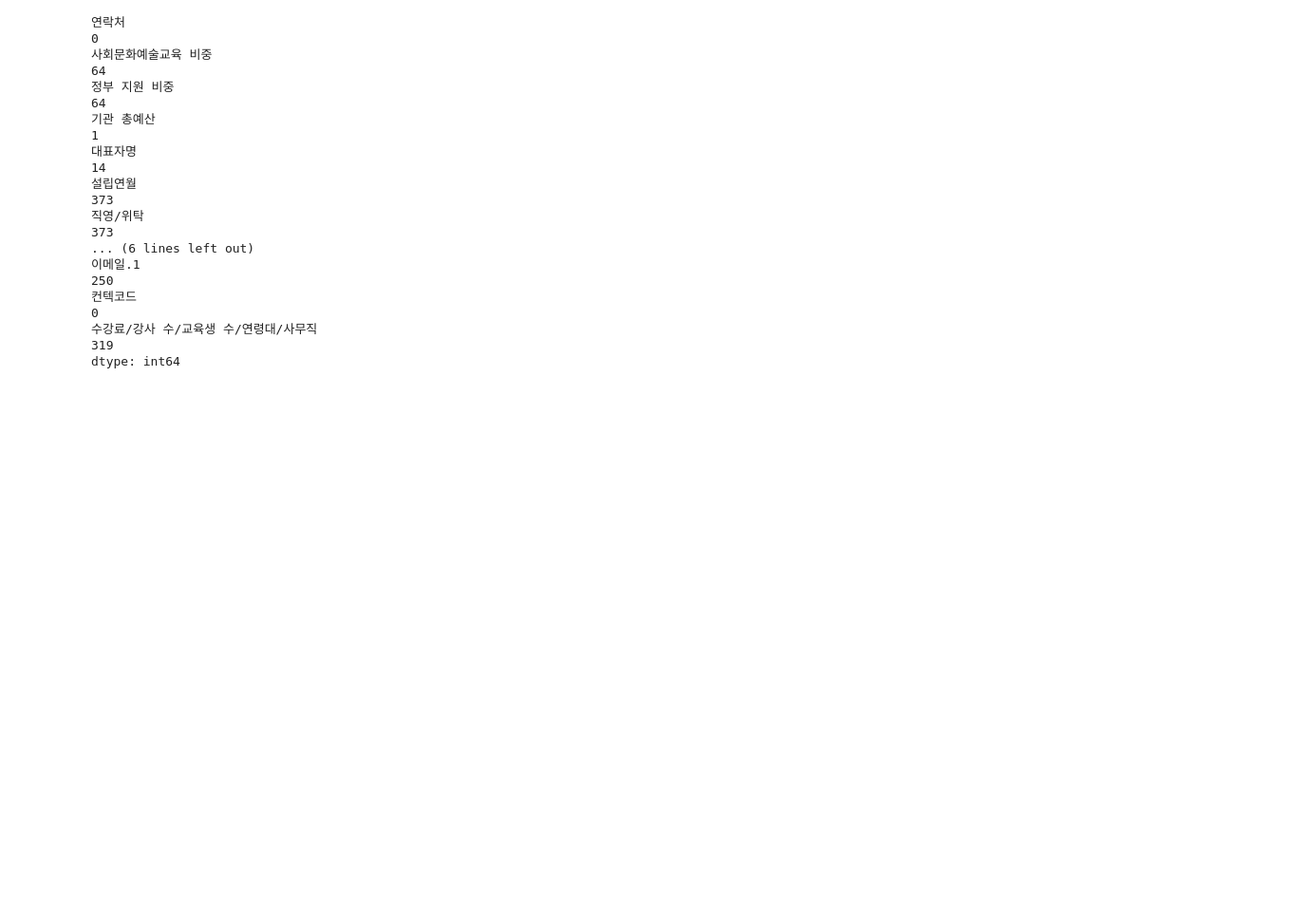
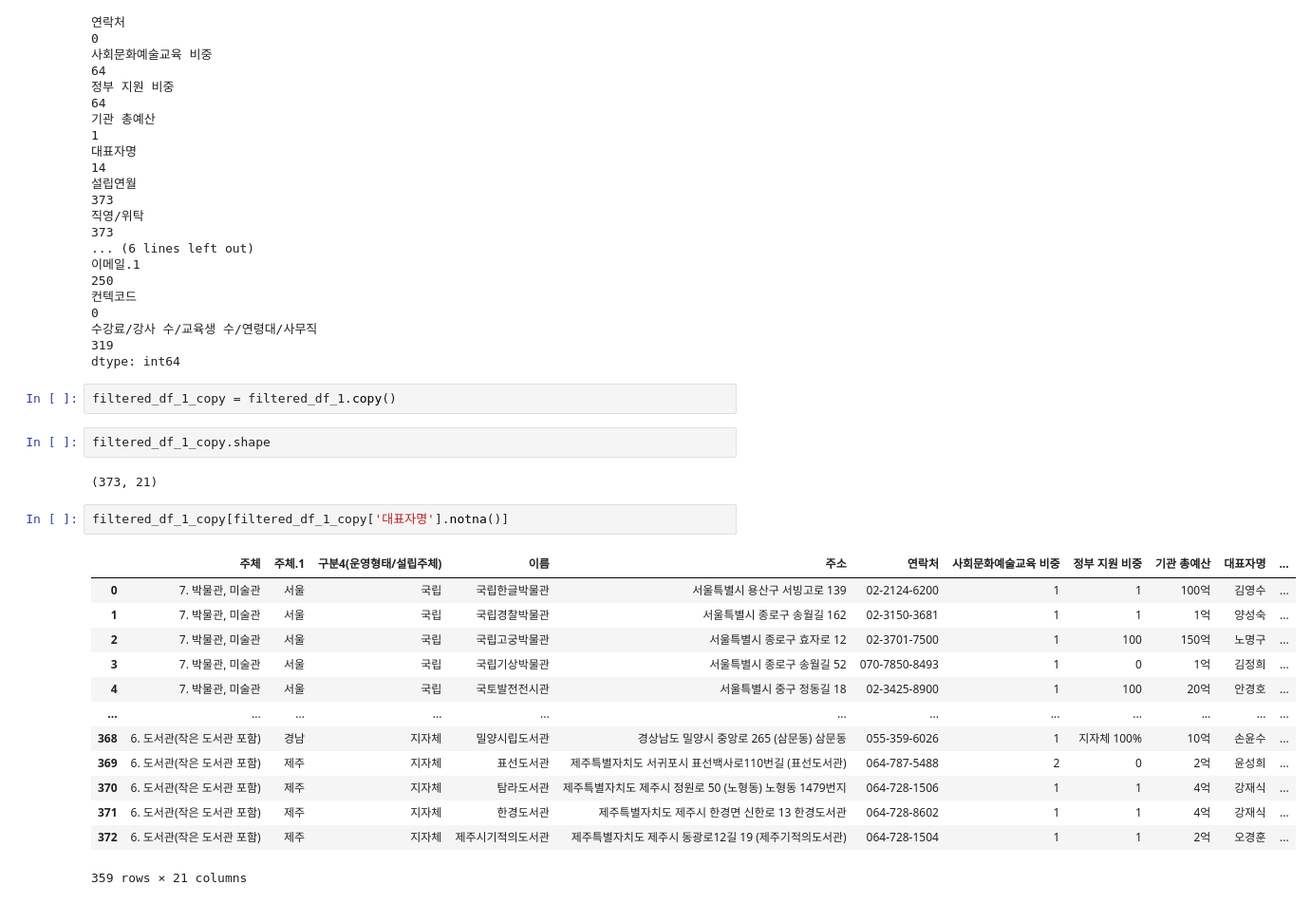
Before and after one commit to yms06034/rr_macro_code, a Jupyter notebook: Data Wrangler.ipynb, the cells around one changed output. Shown at 95% size. Cells and saved outputs as stored; diff of their text form; blank space fills up the shorter version.

```diff
--- a/Data Wrangler.ipynb
+++ b/Data Wrangler.ipynb
@@ -112,3 +112,25 @@ filtered_df_1.isnull().sum()
 컨텍코드                                                                                                                                                                  0
 수강료/강사 수/교육생 수/연령대/사무직                                                                                                                                              319
 dtype: int64
+# %%
+filtered_df_1_copy = filtered_df_1.copy()
+# %%
+filtered_df_1_copy.shape
+# %% [output]
+(373, 21)
+# %%
+filtered_df_1_copy[filtered_df_1_copy['대표자명'].notna()]
+# %% [output]
+|  | 주체 | 주체.1 | 구분4(운영형태/설립주체) | 이름 | 주소 | 연락처 | 사회문화예술교육 비중 | 정부 지원 비중 | 기관 총예산 | 대표자명 | ... |
+| 0 | 7. 박물관, 미술관 | 서울 | 국립 | 국립한글박물관 | 서울특별시 용산구 서빙고로 139 | 02-2124-6200 | 1 | 1 | 100억 | 김영수 | ... |
+| 1 | 7. 박물관, 미술관 | 서울 | 국립 | 국립경찰박물관 | 서울특별시 종로구 송월길 162 | 02-3150-3681 | 1 | 1 | 1억 | 양성숙 | ... |
+| 2 | 7. 박물관, 미술관 | 서울 | 국립 | 국립고궁박물관 | 서울특별시 종로구 효자로 12 | 02-3701-7500 | 1 | 100 | 150억 | 노명구 | ... |
+| 3 | 7. 박물관, 미술관 | 서울 | 국립 | 국립기상박물관 | 서울특별시 종로구 송월길 52 | 070-7850-8493 | 1 | 0 | 1억 | 김정희 | ... |
+| 4 | 7. 박물관, 미술관 | 서울 | 국립 | 국토발전전시관 | 서울특별시 중구 정동길 18 | 02-3425-8900 | 1 | 100 | 20억 | 안경호 | ... |
+| ... | ... | ... | ... | ... | ... | ... | ... | ... | ... | ... | ... |
+| 368 | 6. 도서관(작은 도서관 포함) | 경남 | 지자체 | 밀양시립도서관 | 경상남도 밀양시 중앙로 265 (삼문동) 삼문동 | 055-359-6026 | 1 | 지자체 100% | 10억 | 손윤수 | ... |
+| 369 | 6. 도서관(작은 도서관 포함) | 제주 | 지자체 | 표선도서관 | 제주특별자치도 서귀포시 표선백사로110번길 (표선도서관) | 064-787-5488 | 2 | 0 | 2억 | 윤성희 | ... |
+| 370 | 6. 도서관(작은 도서관 포함) | 제주 | 지자체 | 탐라도서관 | 제주특별자치도 제주시 정원로 50 (노형동) 노형동 1479번지 | 064-728-1506 | 1 | 1 | 4억 | 강재식 | ... |
+| 371 | 6. 도서관(작은 도서관 포함) | 제주 | 지자체 | 한경도서관 | 제주특별자치도 제주시 한경면 신한로 13 한경도서관 | 064-728-8602 | 1 | 1 | 4억 | 강재식 | ... |
+| 372 | 6. 도서관(작은 도서관 포함) | 제주 | 지자체 | 제주시기적의도서관 | 제주특별자치도 제주시 동광로12길 19 (제주기적의도서관) | 064-728-1504 | 1 | 1 | 2억 | 오경훈 | ... |
+359 rows × 21 columns
```
